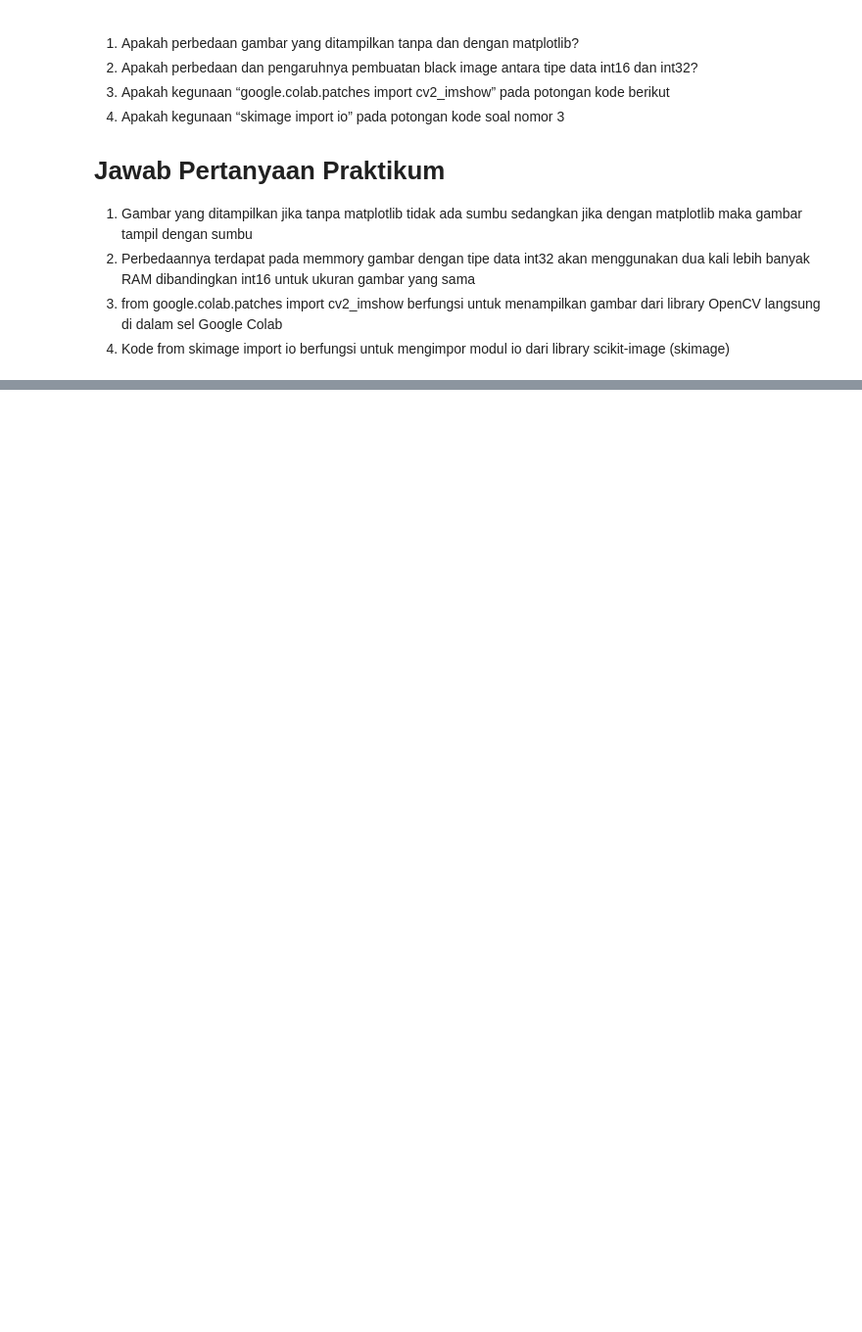
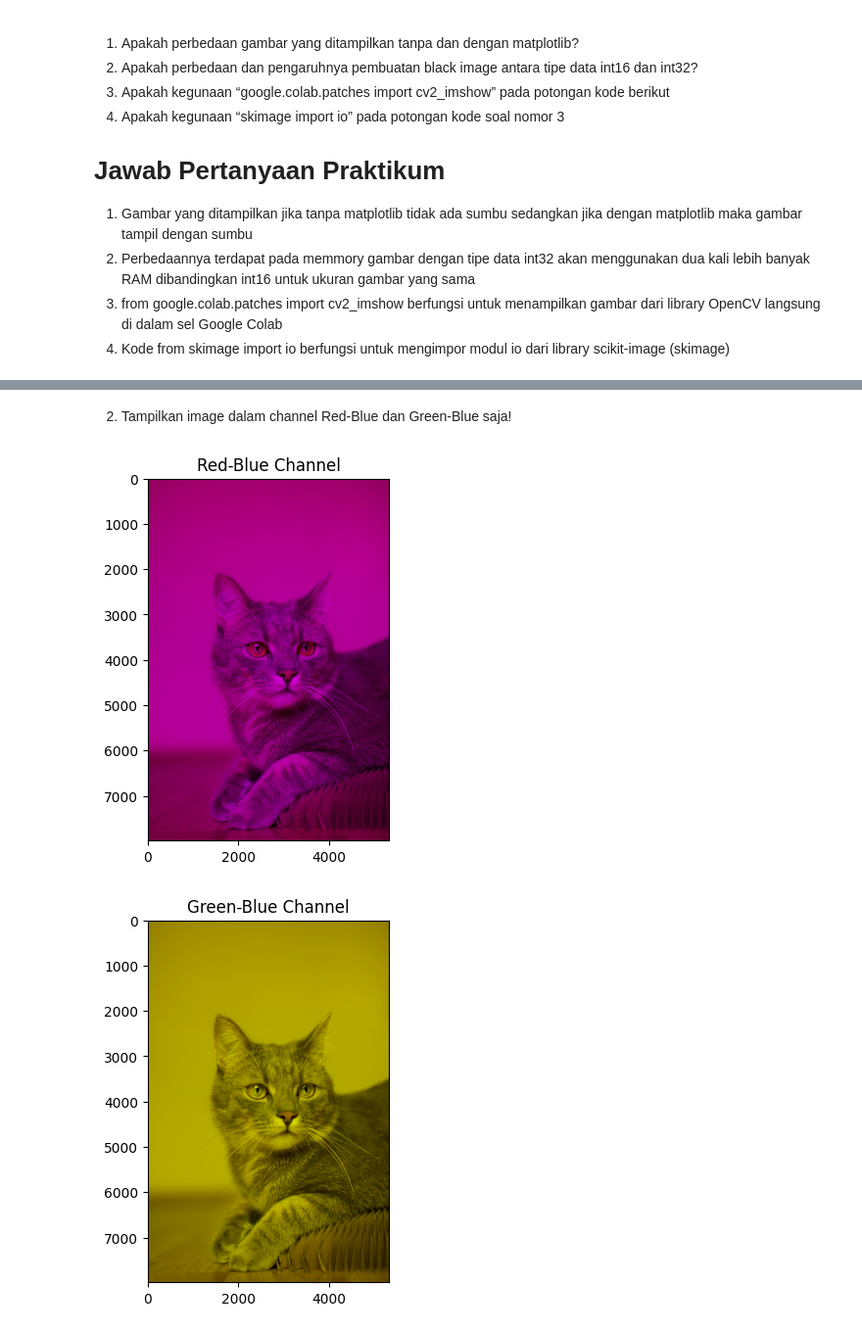
Before and after one commit to rafiirajendra/PCVK, a Jupyter notebook: Week2.ipynb, the cells around one changed output, grey strips where cells are left out. Shown at 98% size. Drawn from its saved outputs; the diff is of its cells as text; code cells hidden in the pictures; blank space fills up the shorter version.

```diff
--- a/Week2.ipynb
+++ b/Week2.ipynb
@@ -174,0 +206,17 @@ plt.imshow(black_img2)
+# %% [markdown]
+2. Tampilkan image dalam channel Red-Blue dan Green-Blue saja!
+# %%
+img_rb = img.copy()
+img_rb[:, :, 1] = 0
+plt.imshow(cv.cvtColor(img_rb, cv.COLOR_BGR2RGB))
+plt.title('Red-Blue Channel')
+plt.show()
+
+img_gb = img.copy()
+img_gb[:, :, 0] = 0
+plt.imshow(cv.cvtColor(img_gb, cv.COLOR_BGR2RGB))
+plt.title('Green-Blue Channel')
+plt.show()
+# %% [output]
+[figure, added]
+[figure, added]
```
Also changed, not shown: parts of 18 cells of this notebook.
